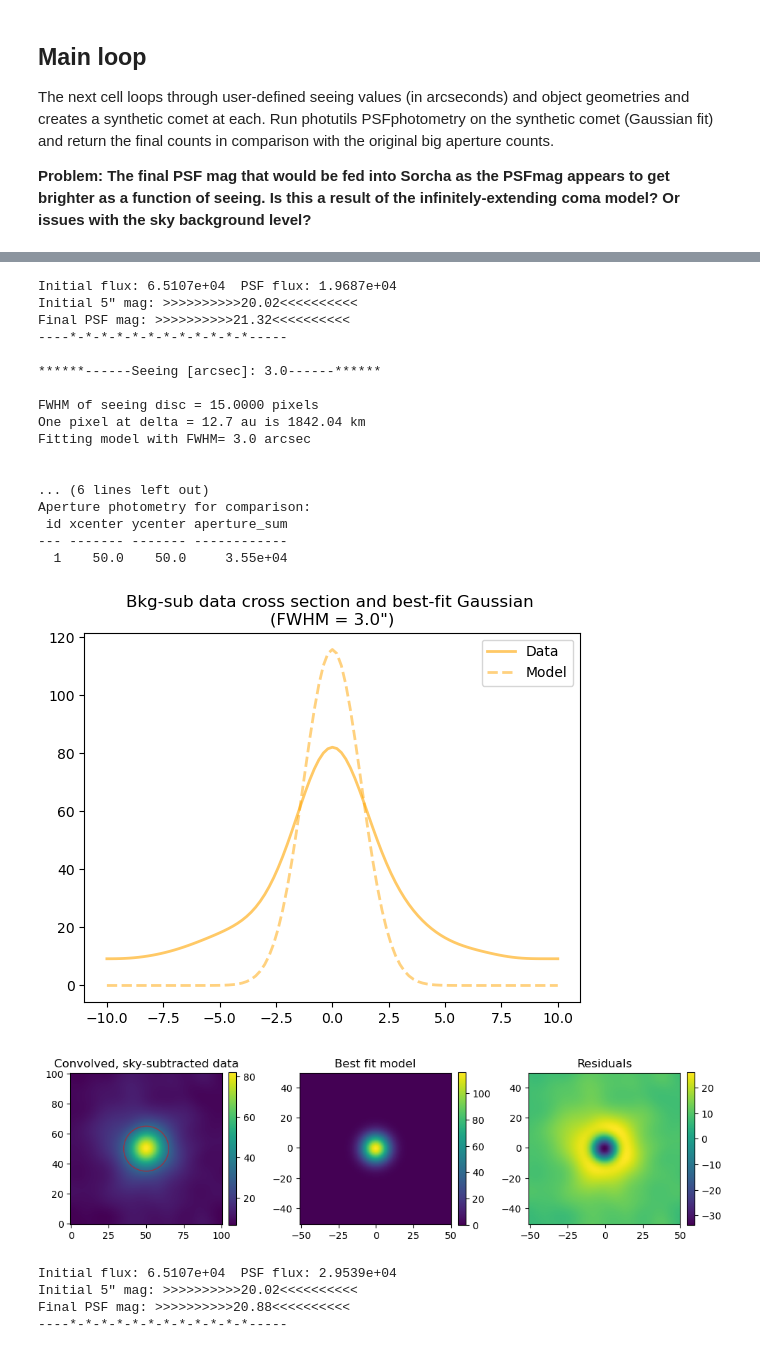
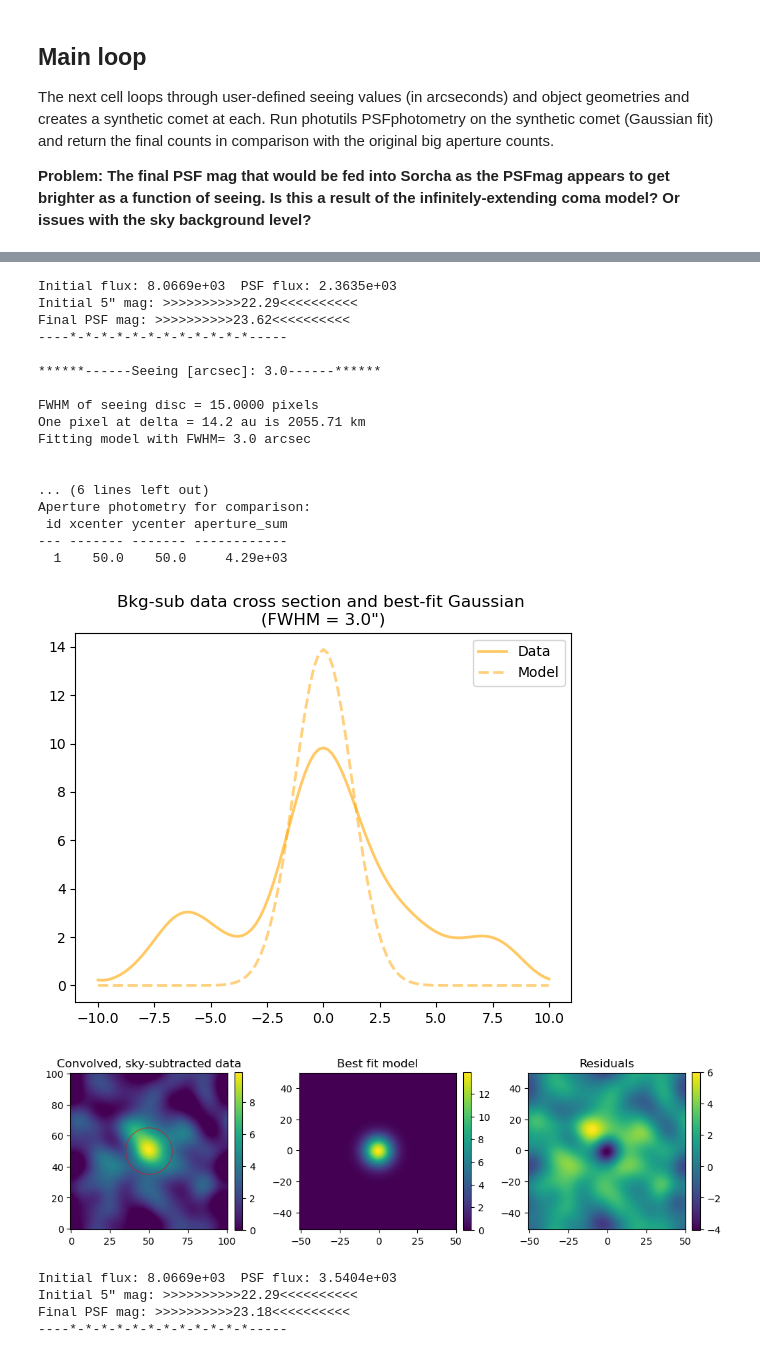
Before and after one commit to ald20/hab_activity, a Jupyter notebook: hab_activity_test.ipynb, the cells around one changed output, grey strips where cells are left out. Saved outputs shown, nothing was run; the diff lists cells and outputs as text; code cells hidden in the pictures.

```diff
--- a/hab_activity_test.ipynb
+++ b/hab_activity_test.ipynb
@@ -135,7 +135,7 @@ def integrate_over_pixels(xc,yc,pix_size_km):
 # %%
 size = 101 # number of synthetic pixels for evaluating coma over
 centre = size//2 # integer central pixel
-central_region = np.arange(centre-2,centre+3) # defining small central region over which to perform slow integration.
+central_region = np.arange(centre-1,centre+2) # defining small central region over which to perform slow integration.
 extent = [-size//2,size//2, -size//2,size//2] # for imshow
 
 pxsc = 0.2 # LSST pixel scale in arcsec/pixel
@@ -171,15 +171,21 @@ print(fluxj)
 #counts_sky = t_exp * 10**(-0.4*(m_sky-ZP_r)) # flux per square arcsecond
 
 m_5sig = 24.5
+m_sky = 21.2
+
 counts_5sig = t_exp * 10**(-0.4*(m_5sig-ZP_r))
+counts_sky_ac = t_exp * 10**(-0.4*(m_sky-ZP_r))
 
 sig_inst_sq = np.square(readnoise) + (t_exp*dark)
 
 seeing_val = 1. ### THIS SHOULD CHANGE WITH SEEING
 n_eff = 2.266*np.square(seeing_val/pxsc)
 
-sky_per_pixel = (counts_5sig/n_eff)*((counts_5sig/25)-1) - sig_inst_sq
-print(sky_per_pixel)
+# The skybrightness in magnitudes per sq arcsecond then is used to calculate counts per sq arcsecond,
+# and converted to counts per pixel using the pixelScale, 0.2”/pixel.
+#sky_per_pixel = (counts_5sig/n_eff)*((counts_5sig/25)-1) - sig_inst_sq
+sky_per_pixel = counts_sky_ac*np.square(pxsc)
+print(f'Sky counts per pixel: {sky_per_pixel:.2f}')
 
 # sky_per_pixel = np.square(pxsc) * counts_sky
 # print(f'Sky flux per pixel: {sky_per_pixel:.2e}')
@@ -211,7 +217,7 @@ nuc_fraction = 0.01
 coma_fraction = 1. - nuc_fraction
 
 # Quick way to limit the loop to only a few geometries.
-ind_list = [12]
+ind_list = [14]
 r_list = rh[ind_list]
 d_list = delta[ind_list]
 f_list = fluxj[ind_list]
@@ -353,7 +359,7 @@ for v, seeing_val in enumerate(seeing_ac):
 # #         # Plot of 2D comet plus model and residual
         fig1, ax1 = plt.subplots(1, 3, figsize=(10, 4))
 
-        im0 = ax1[0].imshow(data_to_fit, origin='lower')#,extent=extent)
+        im0 = ax1[0].imshow(data_to_fit, origin='lower', vmin=0)#,extent=extent)
         apertures.plot(ax = ax1[0], color='red', alpha=0.5)
         ax1[0].set_title('Convolved, sky-subtracted data')
         fig1.colorbar(im0, ax=ax1[0], fraction=0.046, pad=0.04)
@@ -437,23 +443,23 @@ Aperture photometry for comparison:
-Initial flux: 6.5107e+04  PSF flux: 1.9687e+04
-Initial 5" mag: >>>>>>>>>>20.02<<<<<<<<<<
-Final PSF mag: >>>>>>>>>>21.32<<<<<<<<<<
+Initial flux: 8.0669e+03  PSF flux: 2.3635e+03
+Initial 5" mag: >>>>>>>>>>22.29<<<<<<<<<<
+Final PSF mag: >>>>>>>>>>23.62<<<<<<<<<<
 ----*-*-*-*-*-*-*-*-*-*-*-*-----
 
 ******------Seeing [arcsec]: 3.0------******
 
 FWHM of seeing disc = 15.0000 pixels
-One pixel at delta = 12.7 au is 1842.04 km
+One pixel at delta = 14.2 au is 2055.71 km
 Fitting model with FWHM= 3.0 arcsec
 
 
 ... (6 lines left out)
 Aperture photometry for comparison:
  id xcenter ycenter aperture_sum
 --- ------- ------- ------------
-  1    50.0    50.0     3.55e+04
+  1    50.0    50.0     4.29e+03
-[figure, old version]
+[figure, new version]
-[figure, old version]
+[figure, new version]
-Initial flux: 6.5107e+04  PSF flux: 2.9539e+04
-Initial 5" mag: >>>>>>>>>>20.02<<<<<<<<<<
-Final PSF mag: >>>>>>>>>>20.88<<<<<<<<<<
+Initial flux: 8.0669e+03  PSF flux: 3.5404e+03
+Initial 5" mag: >>>>>>>>>>22.29<<<<<<<<<<
+Final PSF mag: >>>>>>>>>>23.18<<<<<<<<<<
 ----*-*-*-*-*-*-*-*-*-*-*-*-----
```
Also changed, not shown: parts of 2 cells of this notebook.
